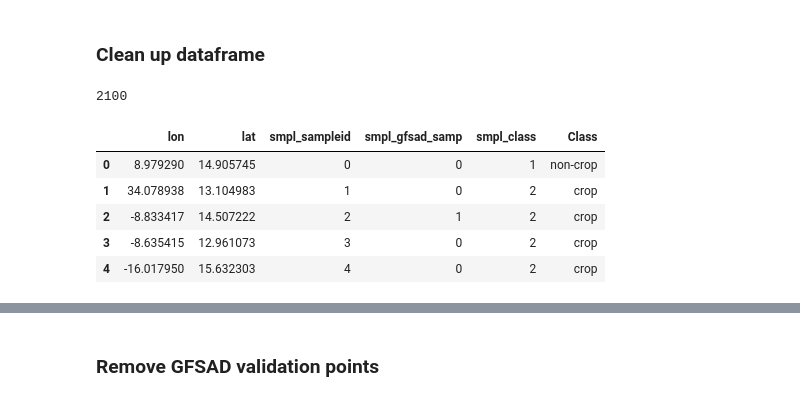
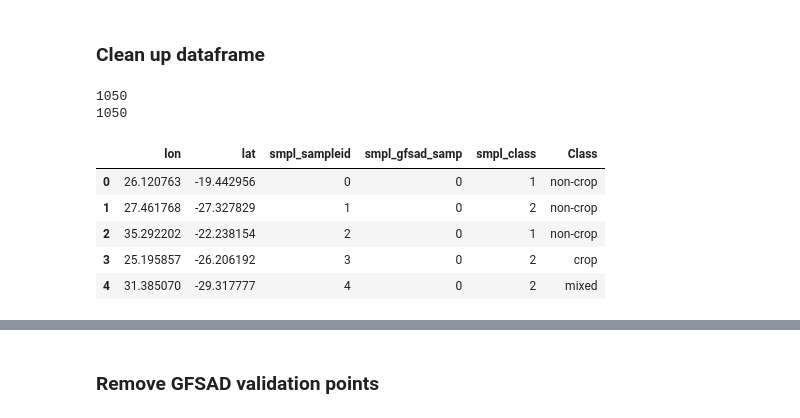
Before and after one commit to digitalearthafrica/crop-mask, a Jupyter notebook: pre-post_processing/post_process_reference_data.ipynb, the cells around one changed output, grey strips where cells are left out. Drawn from its saved outputs; the diff is of its cells as text; code cells hidden in the pictures.

```diff
--- a/pre-post_processing/post_process_reference_data.ipynb
+++ b/pre-post_processing/post_process_reference_data.ipynb
@@ -30,15 +39,15 @@ import matplotlib.pyplot as plt
 # %% [markdown]
 ## Analysis Parameters
 # %%
-folder = 'data/training_validation/collect_earth/sahel/'
-csv = folder+'ceo-Cropland-Reference-Data-Acquistion---Sahel-Region---Ado-sample-data-2021-03-05.csv'
-# csv_1 = folder+'ceo-Cropland-Reference-Data-Acquisition---Northern-Region---Malack-sample-data-2021-02-22.csv'
+folder = 'data/training_validation/collect_earth/southern/'
+csv = folder+'ceo-Cropland-Reference-Data-Acquisition---Southern-Region--David-sample-data-2021-01-31.csv'
+csv_1 = folder+'ceo-Cropland-Reference-Data-Acquisition---Southern-Region--Julius-sample-data-2021-02-08.csv'
 # %% [markdown]
 ### Load the dataset
 # %%
 #ground truth shapefile
 df = pd.read_csv(csv)
-# df1 = pd.read_csv(csv_1)
+df1 = pd.read_csv(csv_1)
 # %%
 df.columns
 # %% [output]
@@ -54,25 +63,26 @@ Index(['plot_id', 'sample_id', 'lon', 'lat', 'flagged', 'analyses', 'email',
 # %%
 #This line if entire dataset:
 df = df[['lon', 'lat', 'smpl_sampleid', 'smpl_gfsad_samp','smpl_class','Is the sample area entirely: crop, non-crop, mixed, or unsure?']]
-# df1 = df1[['lon', 'lat', 'smpl_sampleid', 'smpl_gfsad_samp','smpl_class','Is the sample area entirely: crop, non-crop, mixed, or unsure?']]
+df1 = df1[['lon', 'lat', 'smpl_sampleid', 'smpl_gfsad_samp','smpl_class','Is the sample area entirely: crop, non-crop, mixed, or unsure?']]
 
 #rename columns
 df = df.rename(columns={'Is the sample area entirely: crop, non-crop, mixed, or unsure?':'Class'})
-# df1 = df1.rename(columns={'Is the sample area entirely: crop, non-crop, mixed, or unsure?':'Class'})
+df1 = df1.rename(columns={'Is the sample area entirely: crop, non-crop, mixed, or unsure?':'Class'})
 
 #remove nan rows
 # df = df.dropna()
 print(len(df))
-# print(len(df1))
+print(len(df1))
 df.head()
 # %% [output]
-2100
+1050
+1050
 |  | lon | lat | smpl_sampleid | smpl_gfsad_samp | smpl_class | Class |
-| 0 | 8.979290 | 14.905745 | 0 | 0 | 1 | non-crop |
-| 1 | 34.078938 | 13.104983 | 1 | 0 | 2 | crop |
-| 2 | -8.833417 | 14.507222 | 2 | 1 | 2 | crop |
-| 3 | -8.635415 | 12.961073 | 3 | 0 | 2 | crop |
-| 4 | -16.017950 | 15.632303 | 4 | 0 | 2 | crop |
+| 0 | 26.120763 | -19.442956 | 0 | 0 | 1 | non-crop |
+| 1 | 27.461768 | -27.327829 | 1 | 0 | 2 | non-crop |
+| 2 | 35.292202 | -22.238154 | 2 | 0 | 1 | non-crop |
+| 3 | 25.195857 | -26.206192 | 3 | 0 | 2 | crop |
+| 4 | 31.385070 | -29.317777 | 4 | 0 | 2 | mixed |
 # %%
 # df1.head()
 # %%
```
Also changed, not shown: parts of 9 cells of this notebook, 5 other files.
